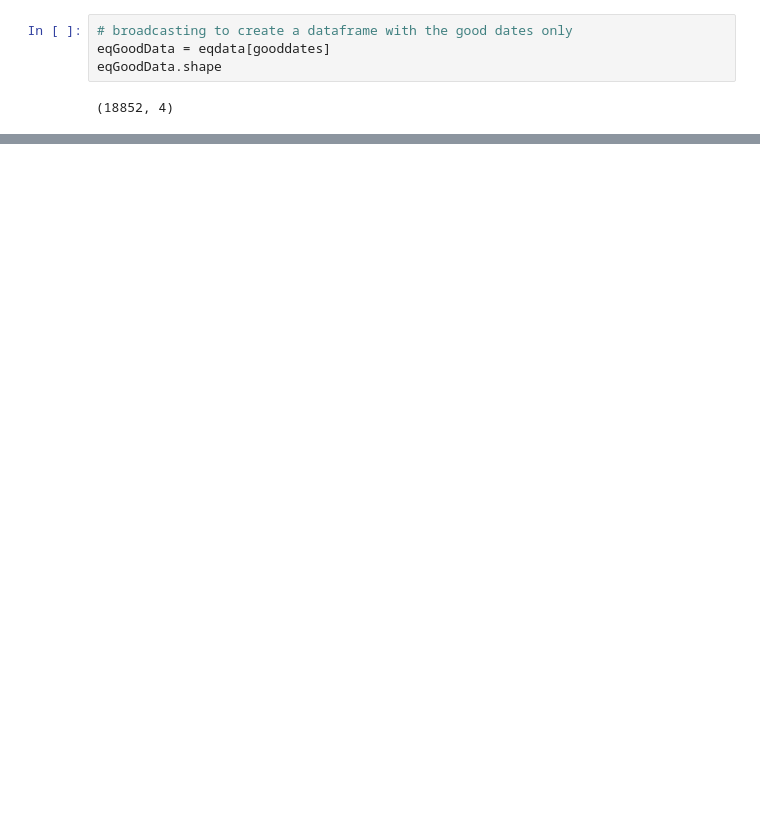
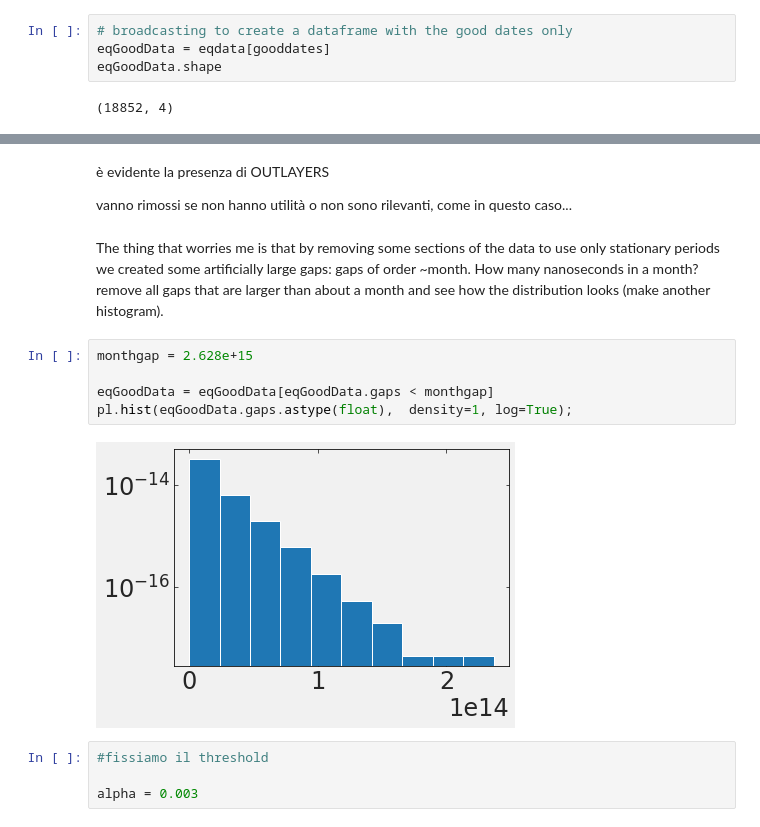
Before and after one commit to MatteoGhizzi/MLPNS2021, a Jupyter notebook: Lezione6.ipynb, the cells around one changed output, grey strips where cells are left out. Drawn from its saved outputs; the diff is of its cells as text; blank space fills up the shorter version.

```diff
--- a/Lezione6.ipynb
+++ b/Lezione6.ipynb
@@ -197,0 +247,17 @@ eqGoodData.shape
+# %% [markdown]
+è evidente la presenza di OUTLAYERS
+
+vanno rimossi se non hanno utilità o non sono rilevanti, come in questo caso...
+# %% [markdown]
+The thing that worries me is that by removing some sections of the data to use only stationary periods we created some artificially large gaps: gaps of order ~month. How many nanoseconds in a month? remove all gaps that are larger than about a month and see how the distribution looks (make another histogram).
+# %%
+monthgap = 2.628e+15
+
+eqGoodData = eqGoodData[eqGoodData.gaps < monthgap]
+pl.hist(eqGoodData.gaps.astype(float),  density=1, log=True);
+# %% [output]
+[figure, added]
+# %%
+#fissiamo il threshold
+
+alpha = 0.003
```
Also changed, not shown: parts of 11 cells of this notebook.
